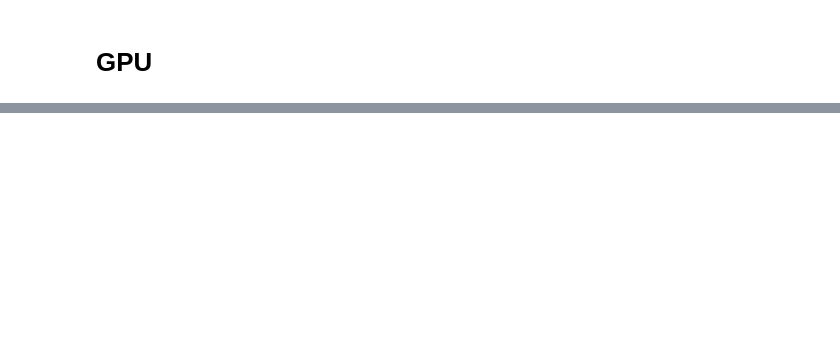
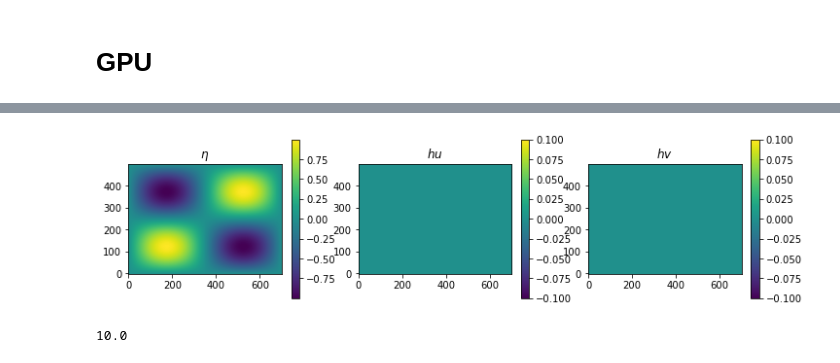
Before and after one commit to havahol/miscGPUOcean, a Jupyter notebook: multilevel/kl-model-error-class.ipynb, the cells around one changed output, grey strips where cells are left out. Cells and saved outputs as stored; diff of their text form; code cells hidden in the pictures; blank space fills up the shorter version.

```diff
--- a/multilevel/kl-model-error-class.ipynb
+++ b/multilevel/kl-model-error-class.ipynb
@@ -176,2 +188,5 @@ imshowSim(sim)
 # %% [markdown]
 # GPU
+# %%
+sim = make_sim(model_error_args)
+imshowSim(sim)
@@ -177,0 +195,13 @@ imshowSim(sim)
+# %%
+reload(ModelErrorKL)
+fine_mekl = ModelErrorKL.ModelErrorKL(**model_error_args) # include_sin=False) #, basis_x_end=1, basis_y_end=1)
+fine_mekl.random_numbers_host *= 0
+fine_mekl.random_numbers_host[0,0] = 1
+fine_mekl.perturbSim(sim, random_numbers=fine_mekl.random_numbers_host, roll_x_sin=0, roll_x_cos=0, roll_y_sin=0, roll_y_cos=0)
+imshowSim(sim)
+# %% [output]
+[figure, added]
+# %%
+sim.step(10)
+# %% [output]
+10.0
```
Also changed, not shown: parts of 22 cells of this notebook.
